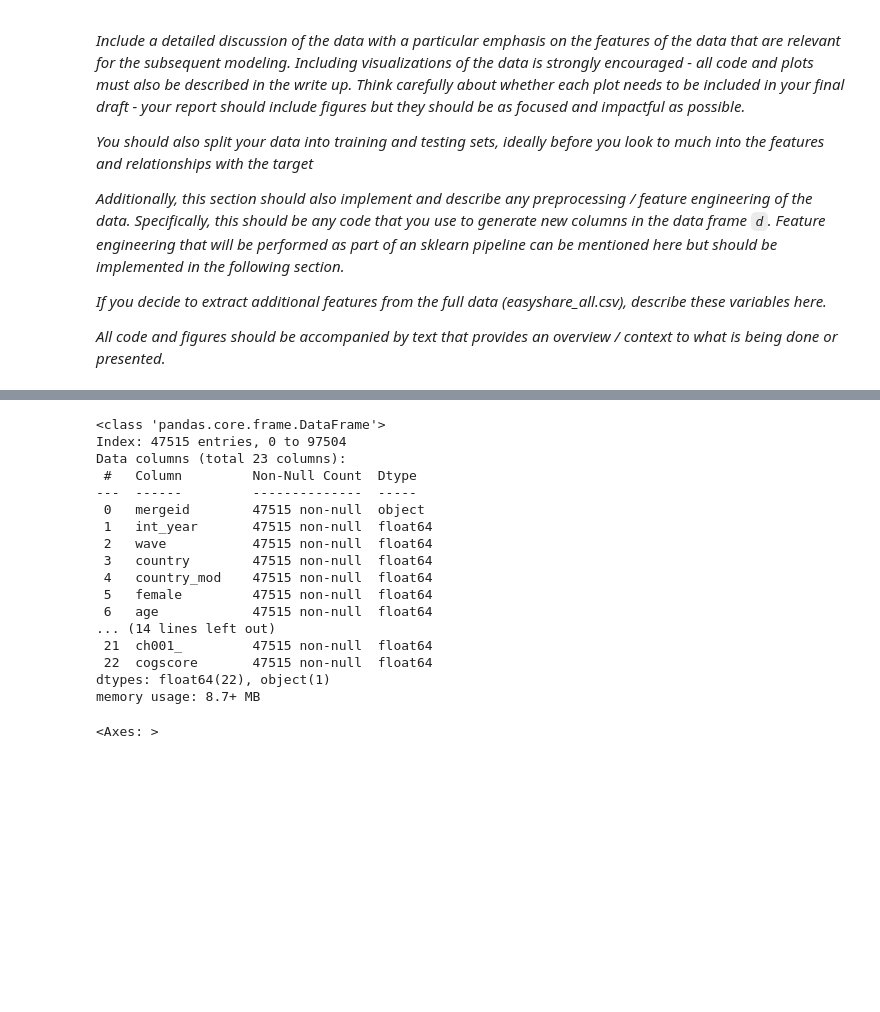
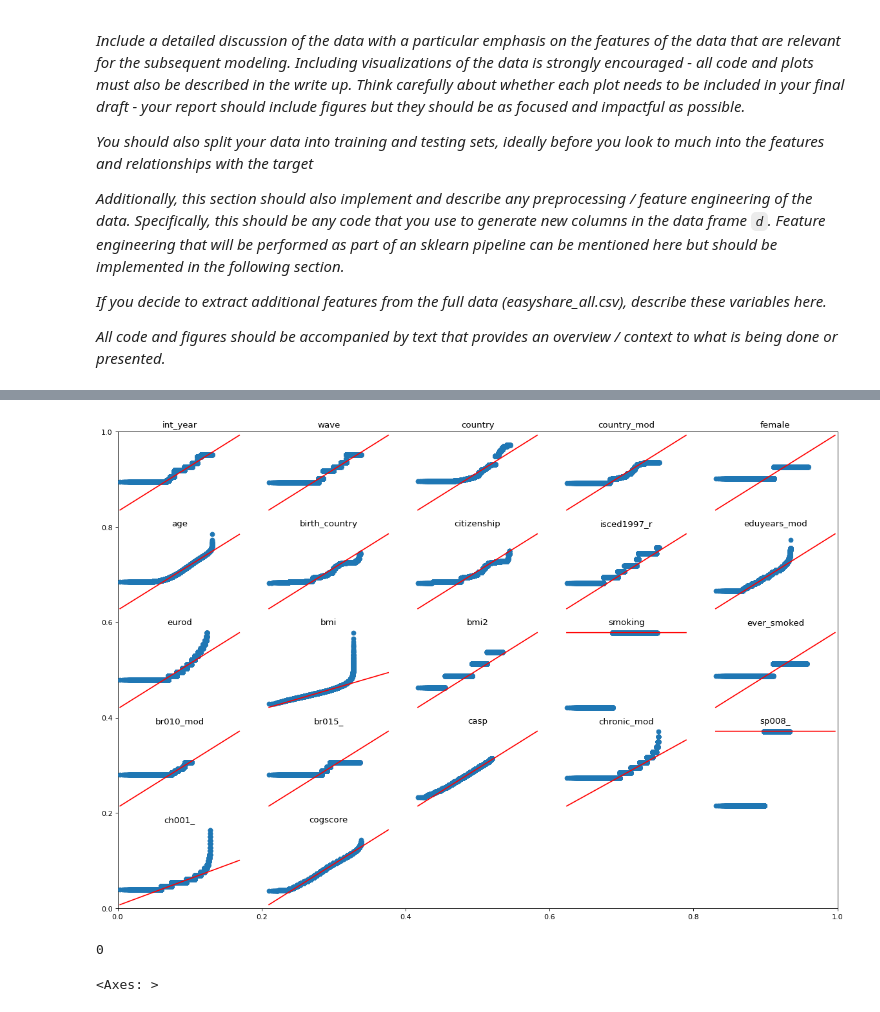
Before and after one commit to ananyajai/mlp_coursework_01, a Jupyter notebook: project1.ipynb, the cells around one changed output, grey strips where cells are left out. Drawn from its saved outputs; the diff is of its cells as text; code cells hidden in the pictures; blank space fills up the shorter version.

```diff
--- a/project1.ipynb
+++ b/project1.ipynb
@@ -119,3 +164,19 @@ def model_fit(m, X, y, plot = False):
+# %%
+import statsmodels.api as sm
+
+#cols = 1000
+#df = pd.DataFrame(np.random.normal(0,1, [50, cols]))
+
+fig, axs = plt.subplots(figsize=(18, 12))
+for n, col in enumerate(col_names):
+    plt.subplot(5,5,n+1)
+    sm.qqplot(df[col], ax=plt.gca(),line='q')
+    plt.title(col)
+    plt.axis('off')
+
+# Clearly we have very little normality :) from this chart we can choose all the variables to normalize.
+# %% [output]
+[figure, added]
 # %%
 # DATA CLEANING
 
@@ -125,30 +186,12 @@ df = df.dropna()
 # We have no duplicated values :)
 df.duplicated().sum()
 
-df.info()
-
 # print(df['smoked'].value_counts())
 
 # this looks horrid due to the number of features
 # sns.pairplot(df.loc[:, 'female':], hue='female')
 # %% [output]
-<class 'pandas.core.frame.DataFrame'>
-Index: 47515 entries, 0 to 97504
-Data columns (total 23 columns):
- #   Column         Non-Null Count  Dtype
----  ------         --------------  -----
- 0   mergeid        47515 non-null  object
- 1   int_year       47515 non-null  float64
- 2   wave           47515 non-null  float64
- 3   country        47515 non-null  float64
- 4   country_mod    47515 non-null  float64
- 5   female         47515 non-null  float64
- 6   age            47515 non-null  float64
-... (14 lines left out)
- 21  ch001_         47515 non-null  float64
- 22  cogscore       47515 non-null  float64
-dtypes: float64(22), object(1)
-memory usage: 8.7+ MB
+0
 # %%
 # Plot a heat map to check if any of the features are correlated
 df_numerical = df.drop(['mergeid'], axis = 1)
```
Also changed, not shown: parts of 6 cells of this notebook.
